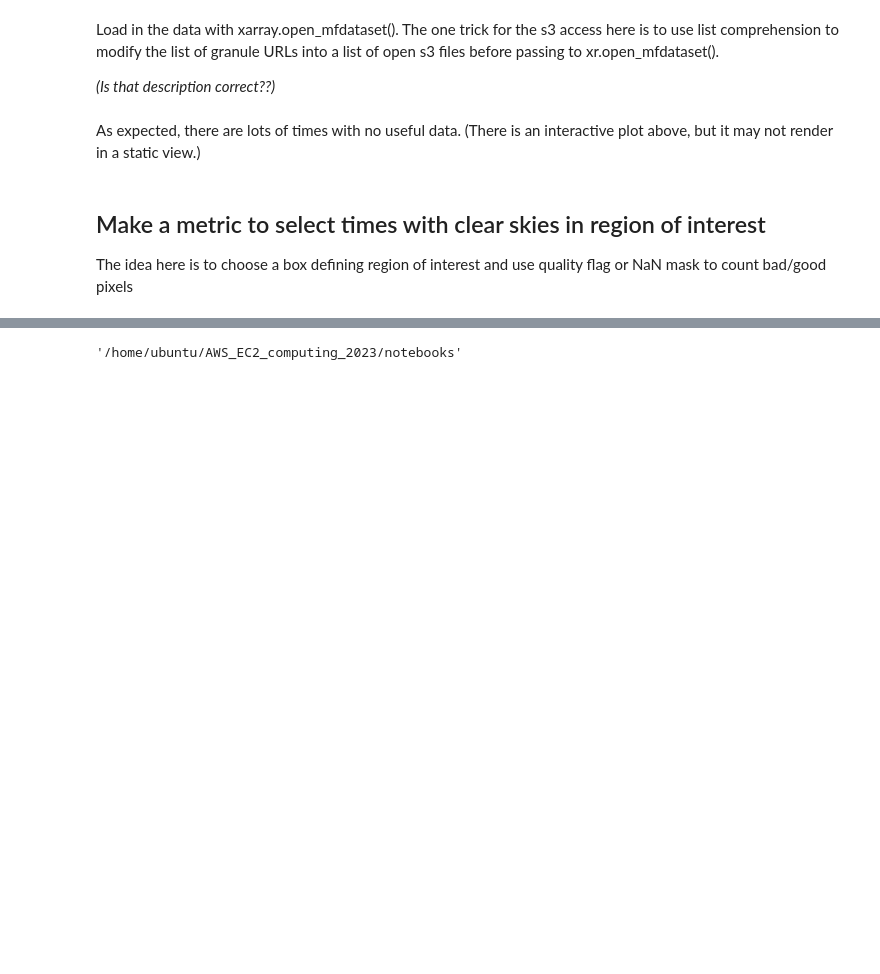
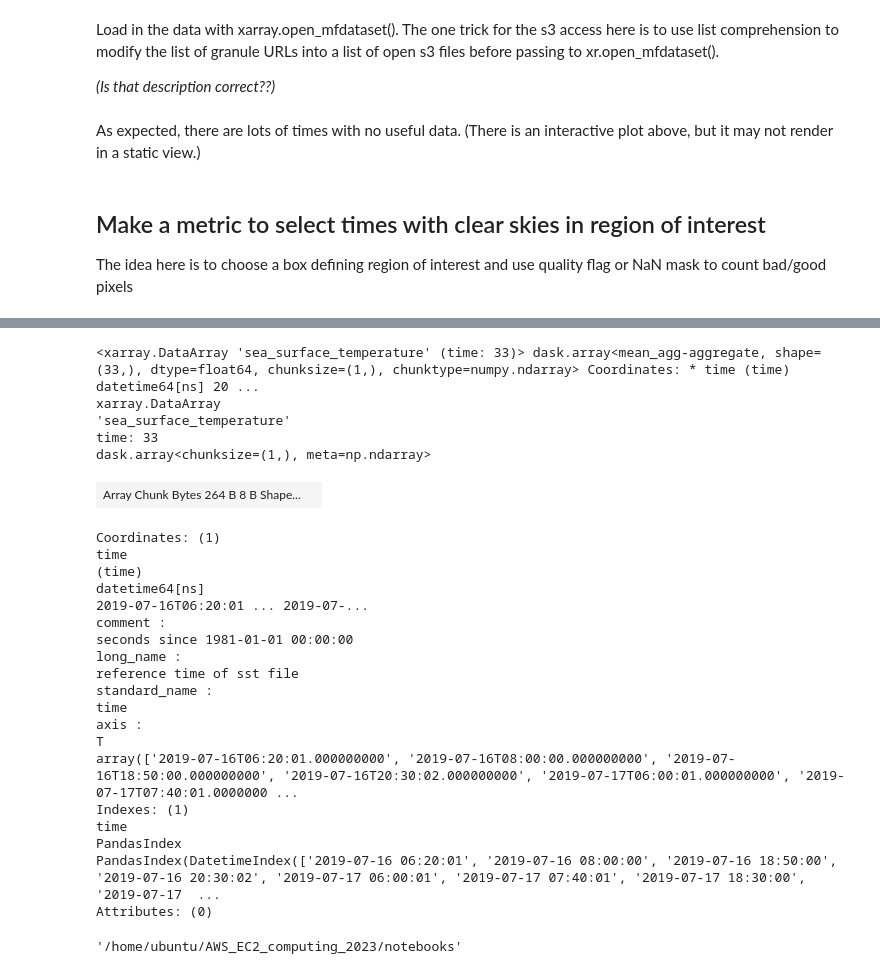
Before and after one commit to jtomfarrar/AWS_EC2_computing_2023, a Jupyter notebook: notebooks/find_VIIRS_SST_sid.ipynb, the cells around one changed output, grey strips where cells are left out. Drawn from its saved outputs; the diff is of its cells as text; code cells hidden in the pictures; blank space fills up the shorter version.

```diff
--- a/notebooks/find_VIIRS_SST_sid.ipynb
+++ b/notebooks/find_VIIRS_SST_sid.ipynb
@@ -295,3 +323,31 @@ np.shape(good_data)
+# %%
+good_data
+# %% [output]
+<xarray.DataArray 'sea_surface_temperature' (time: 33)> dask.array<mean_agg-aggregate, shape=(33,), dtype=float64, chunksize=(1,), chunktype=numpy.ndarray> Coordinates: * time (time) datetime64[ns] 20 ...
+xarray.DataArray
+'sea_surface_temperature'
+time: 33
+dask.array<chunksize=(1,), meta=np.ndarray>
+| Array Chunk Bytes 264 B 8 B Shape... |  |
+Coordinates: (1)
+time
+(time)
+datetime64[ns]
+2019-07-16T06:20:01 ... 2019-07-...
+comment :
+seconds since 1981-01-01 00:00:00
+long_name :
+reference time of sst file
+standard_name :
+time
+axis :
+T
+array(['2019-07-16T06:20:01.000000000', '2019-07-16T08:00:00.000000000', '2019-07-16T18:50:00.000000000', '2019-07-16T20:30:02.000000000', '2019-07-17T06:00:01.000000000', '2019-07-17T07:40:01.0000000 ...
+Indexes: (1)
+time
+PandasIndex
+PandasIndex(DatetimeIndex(['2019-07-16 06:20:01', '2019-07-16 08:00:00', '2019-07-16 18:50:00', '2019-07-16 20:30:02', '2019-07-17 06:00:01', '2019-07-17 07:40:01', '2019-07-17 18:30:00', '2019-07-17  ...
+Attributes: (0)
 # %%
 pwd
 # %% [output]
```
Also changed, not shown: parts of 16 cells of this notebook, 1 other file.
